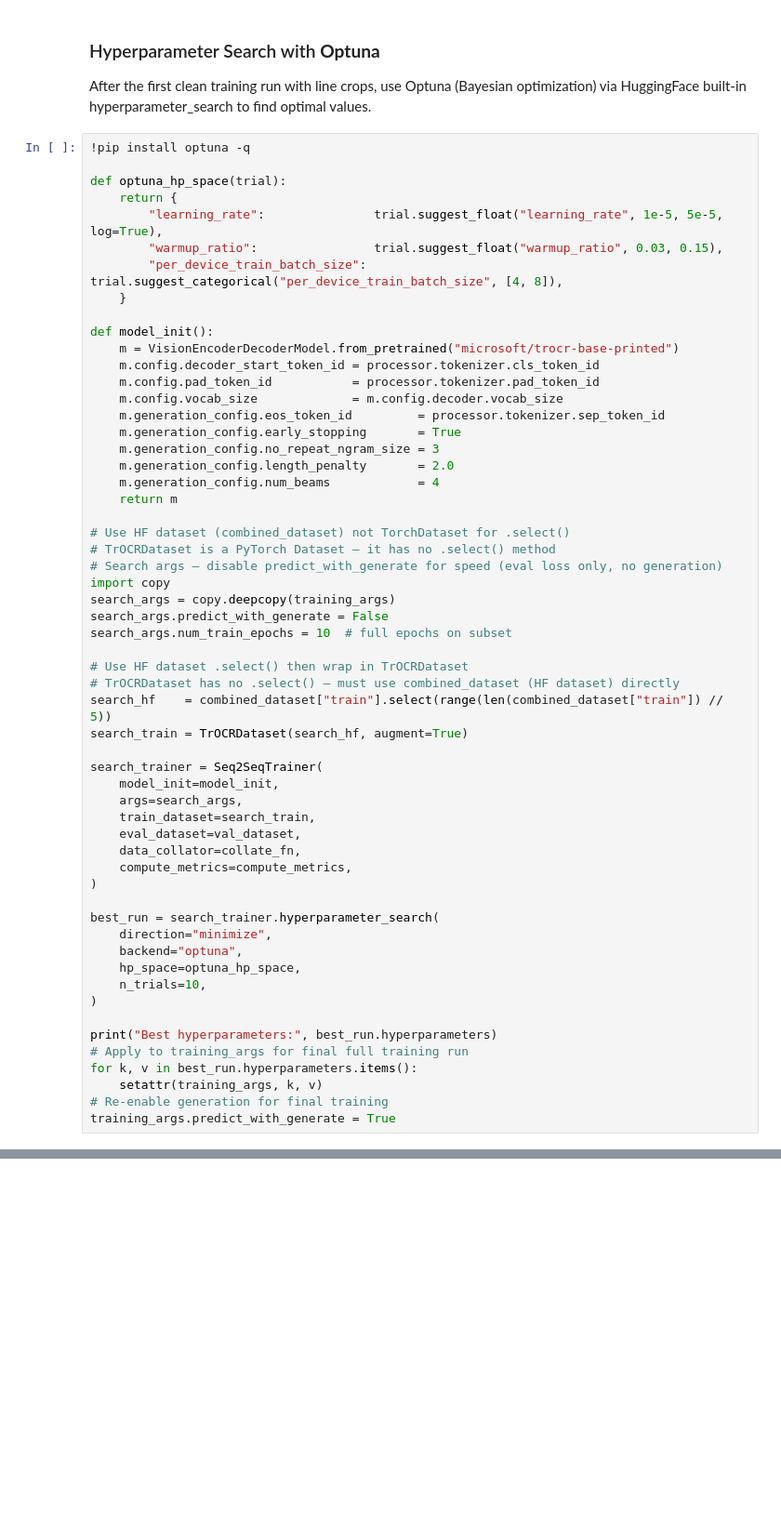
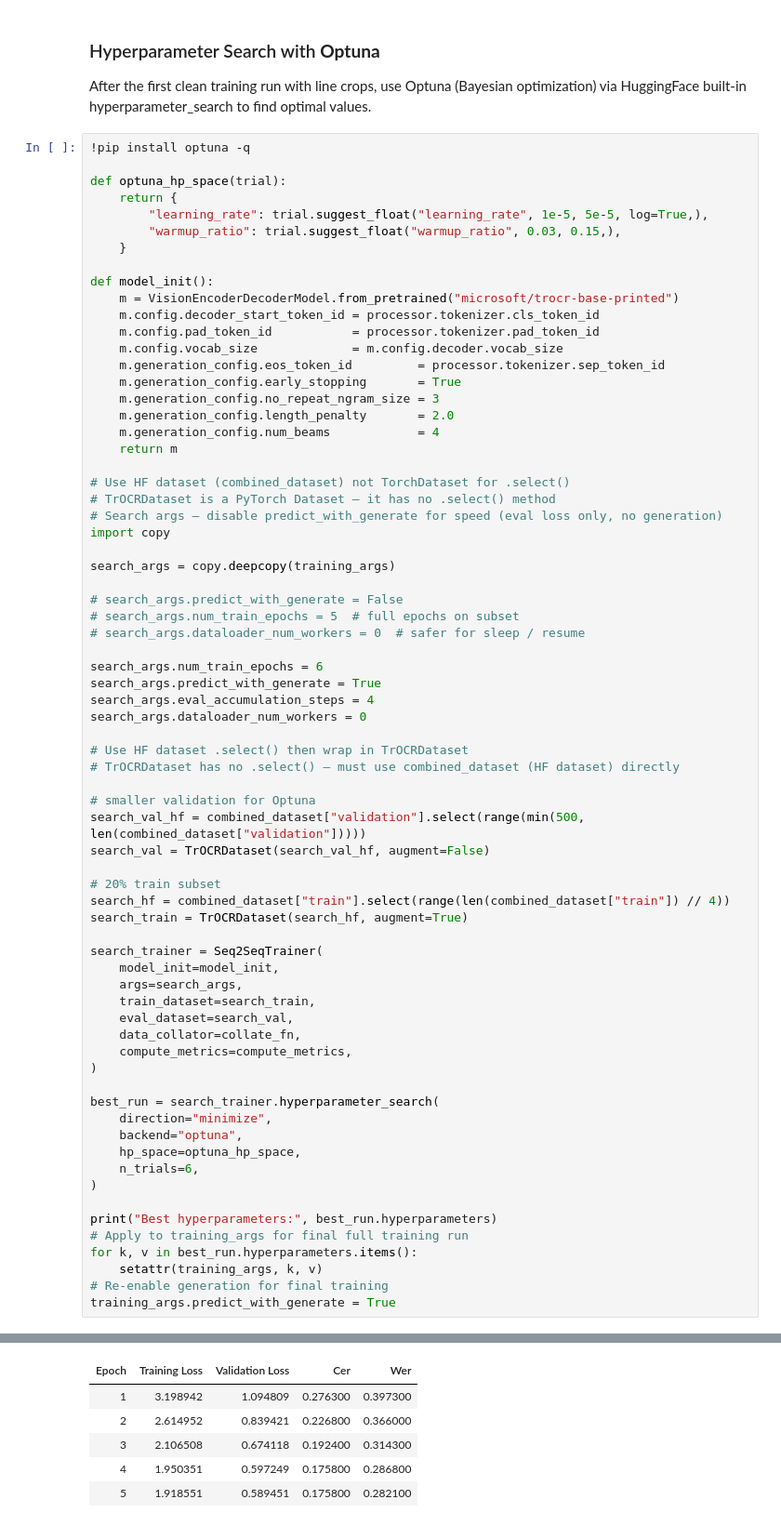
Before and after one commit to Maaz-x14/Smart-Stock, a Jupyter notebook: ml_service/ocr/colab_trocr.ipynb, the cells around one changed output, grey strips where cells are left out. Shown at 93% size. Cells and saved outputs as stored; diff of their text form; blank space fills up the shorter version.

Commit message:
Added ocr training file but for colab, not kaggle

```diff
--- a/ml_service/ocr/colab_trocr.ipynb
+++ b/ml_service/ocr/colab_trocr.ipynb
@@ -608,9 +708,8 @@ After the first clean training run with line crops, use Optuna (Bayesian optimiz
 
 def optuna_hp_space(trial):
     return {
-        "learning_rate":               trial.suggest_float("learning_rate", 1e-5, 5e-5, log=True),
-        "warmup_ratio":                trial.suggest_float("warmup_ratio", 0.03, 0.15),
-        "per_device_train_batch_size": trial.suggest_categorical("per_device_train_batch_size", [4, 8]),
+        "learning_rate": trial.suggest_float("learning_rate", 1e-5, 5e-5, log=True,),
+        "warmup_ratio": trial.suggest_float("warmup_ratio", 0.03, 0.15,),
     }
 
 def model_init():
@@ -629,20 +728,34 @@ def model_init():
 # TrOCRDataset is a PyTorch Dataset — it has no .select() method
 # Search args — disable predict_with_generate for speed (eval loss only, no generation)
 import copy
+
 search_args = copy.deepcopy(training_args)
-search_args.predict_with_generate = False
-search_args.num_train_epochs = 10  # full epochs on subset
+
+# search_args.predict_with_generate = False
+# search_args.num_train_epochs = 5  # full epochs on subset
+# search_args.dataloader_num_workers = 0  # safer for sleep / resume
+
+search_args.num_train_epochs = 6
+search_args.predict_with_generate = True
+search_args.eval_accumulation_steps = 4
+search_args.dataloader_num_workers = 0
 
 # Use HF dataset .select() then wrap in TrOCRDataset
 # TrOCRDataset has no .select() — must use combined_dataset (HF dataset) directly
-search_hf    = combined_dataset["train"].select(range(len(combined_dataset["train"]) // 5))
+
+# smaller validation for Optuna
+search_val_hf = combined_dataset["validation"].select(range(min(500, len(combined_dataset["validation"]))))
+search_val = TrOCRDataset(search_val_hf, augment=False)
+
+# 20% train subset
+search_hf = combined_dataset["train"].select(range(len(combined_dataset["train"]) // 4))
 search_train = TrOCRDataset(search_hf, augment=True)
 
 search_trainer = Seq2SeqTrainer(
     model_init=model_init,
     args=search_args,
     train_dataset=search_train,
-    eval_dataset=val_dataset,
+    eval_dataset=search_val,
     data_collator=collate_fn,
     compute_metrics=compute_metrics,
 )
@@ -651,7 +764,7 @@ best_run = search_trainer.hyperparameter_search(
     direction="minimize",
     backend="optuna",
     hp_space=optuna_hp_space,
-    n_trials=10,
+    n_trials=6,
 )
 
 print("Best hyperparameters:", best_run.hyperparameters)
@@ -660,3 +773,4 @@ for k, v in best_run.hyperparameters.items():
     setattr(training_args, k, v)
 # Re-enable generation for final training
 training_args.predict_with_generate = True
+# %% [output]
@@ -662,0 +853,6 @@ training_args.predict_with_generate = True
+| Epoch | Training Loss | Validation Loss | Cer | Wer |
+| 1 | 3.198942 | 1.094809 | 0.276300 | 0.397300 |
+| 2 | 2.614952 | 0.839421 | 0.226800 | 0.366000 |
+| 3 | 2.106508 | 0.674118 | 0.192400 | 0.314300 |
+| 4 | 1.950351 | 0.597249 | 0.175800 | 0.286800 |
+| 5 | 1.918551 | 0.589451 | 0.175800 | 0.282100 |
```
Also changed, not shown: parts of 14 cells of this notebook, 1 other file.
